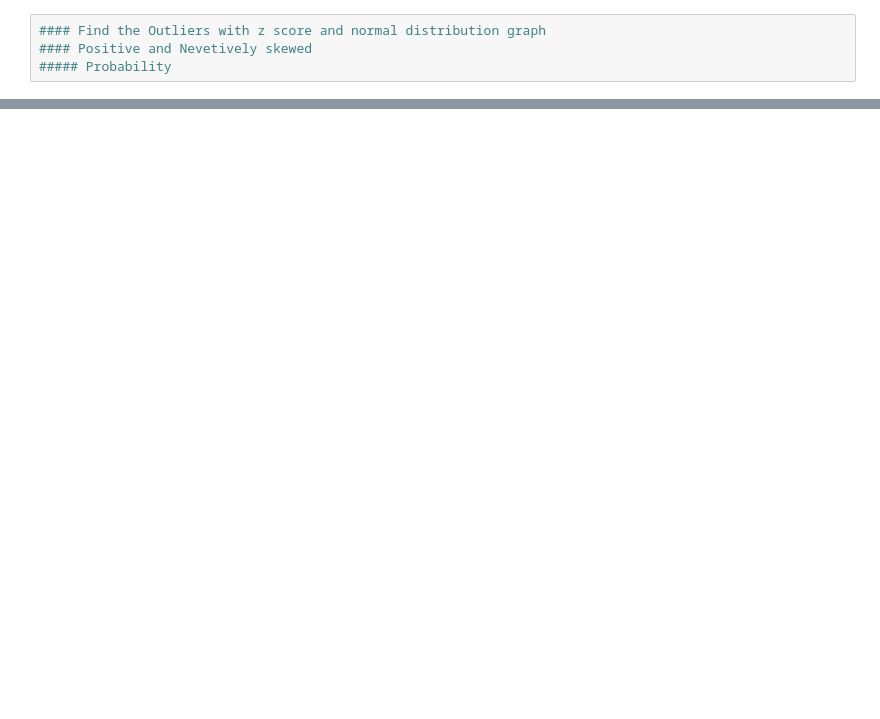
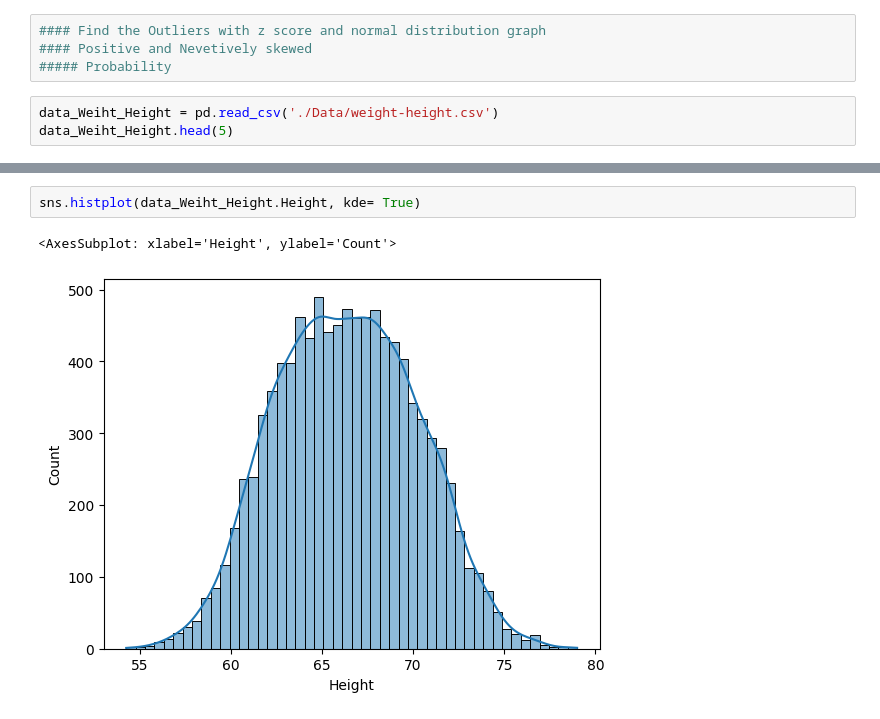
Before and after one commit to jdhova/Statistics-DataCleaning, a Jupyter notebook: ProbabilityandDistribution.ipynb, the cells around one changed output, grey strips where cells are left out. Saved outputs shown, nothing was run; the diff lists cells and outputs as text; blank space fills up the shorter version.

```diff
--- a/ProbabilityandDistribution.ipynb
+++ b/ProbabilityandDistribution.ipynb
@@ -6,3 +8,6 @@ import matplotlib.pyplot as plt
 #### Find the Outliers with z score and normal distribution graph
 #### Positive and Nevetively skewed
 ##### Probability
+# %%
+data_Weiht_Height = pd.read_csv('./Data/weight-height.csv')
+data_Weiht_Height.head(5)
@@ -8,0 +104,5 @@ import matplotlib.pyplot as plt
+# %%
+sns.histplot(data_Weiht_Height.Height, kde= True)
+# %% [output]
+<AxesSubplot: xlabel='Height', ylabel='Count'>
+[figure, added]
```
Also changed, not shown: parts of 37 cells of this notebook.
